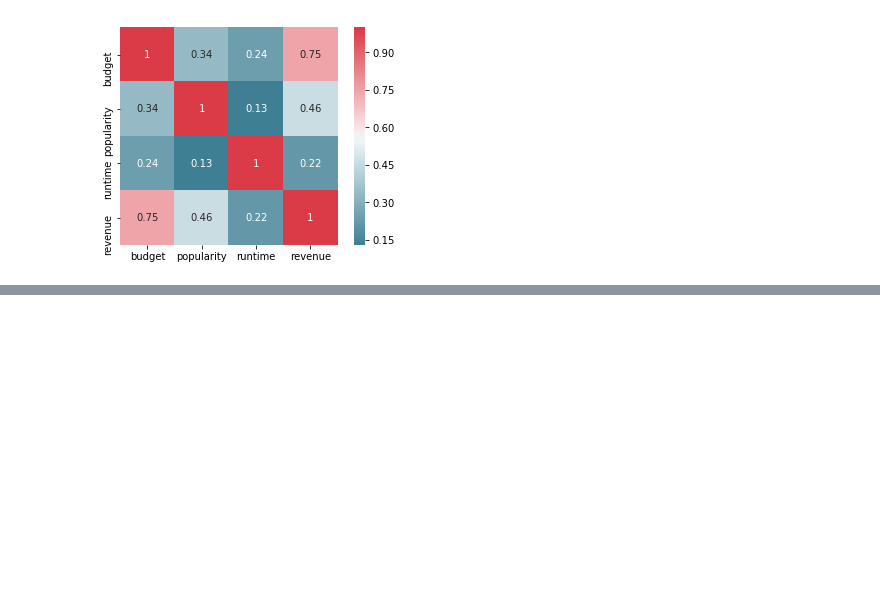
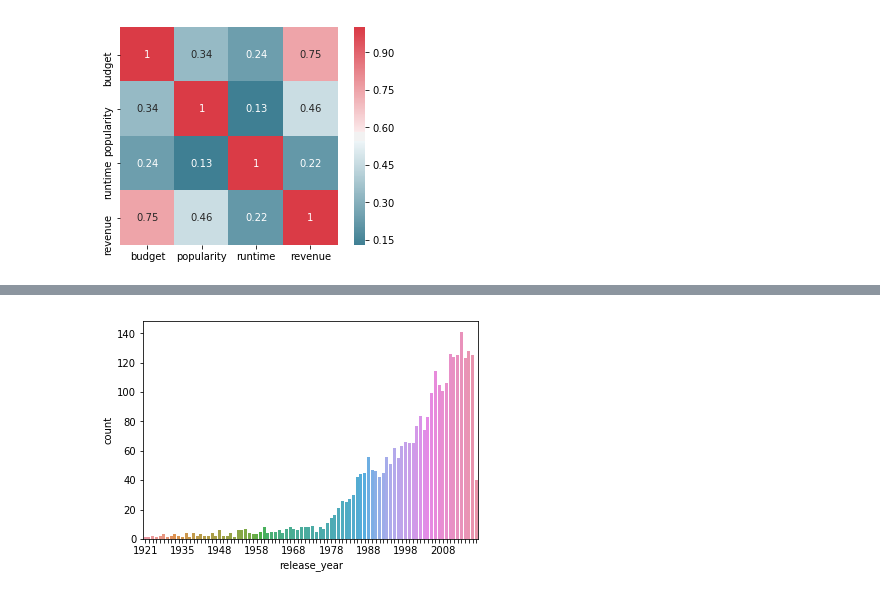
Before and after one commit to sumitdas1984/Kaggle-TMDB-Box-Office, a Jupyter notebook: notebooks/exploratory_data_analysis.ipynb, the cells around one changed output, grey strips where cells are left out. Cells and saved outputs as stored; diff of their text form; code cells hidden in the pictures; blank space fills up the shorter version.

```diff
--- a/notebooks/exploratory_data_analysis.ipynb
+++ b/notebooks/exploratory_data_analysis.ipynb
@@ -120,0 +174,7 @@ sns.heatmap(corr, annot=True, cmap=sns.diverging_palette(220, 10, as_cmap=True),
+# %%
+fig = sns.countplot(train.release_year)
+for index, label in enumerate(fig.xaxis.get_ticklabels()):
+    if index % 10 != 0:
+        label.set_visible(False)
+# %% [output]
+[figure, added]
```
Also changed, not shown: parts of 11 cells of this notebook.
